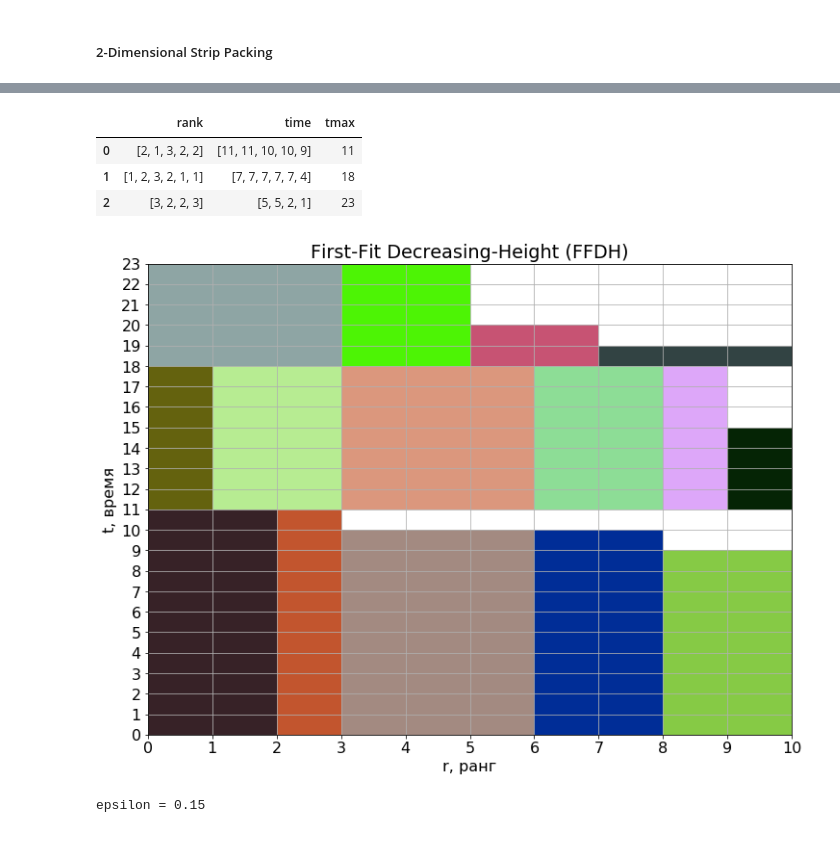
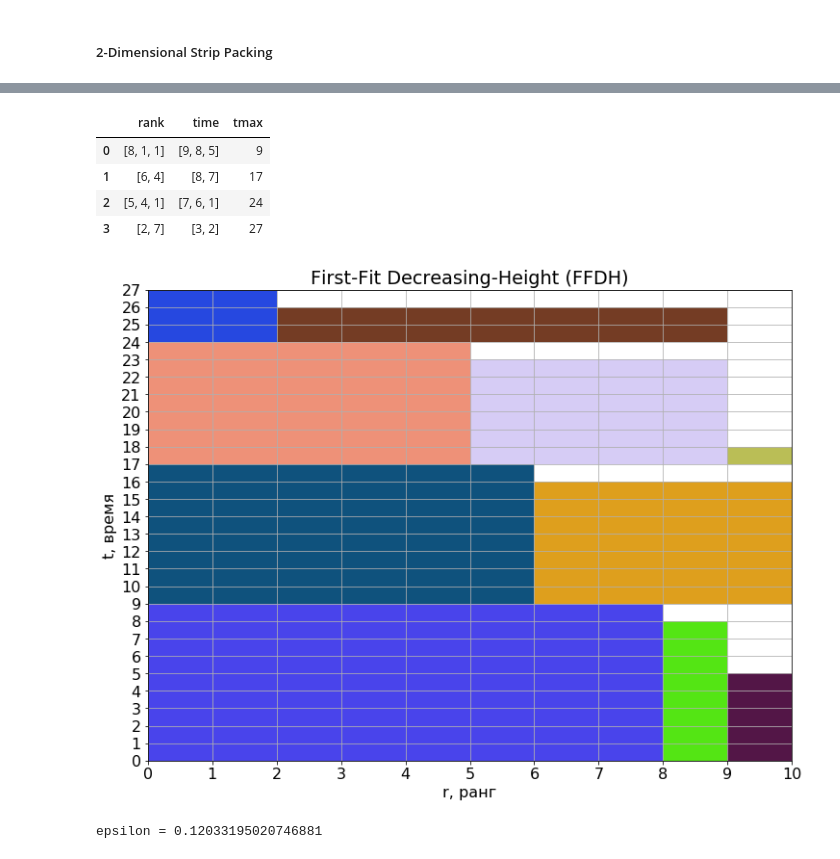
Before and after one commit to Theodore25/dcsft, a Jupyter notebook: lab4/2DSP.ipynb, the cells around one changed output, grey strips where cells are left out. Saved outputs shown, nothing was run; the diff lists cells and outputs as text; code cells hidden in the pictures.

```diff
--- a/lab4/2DSP.ipynb
+++ b/lab4/2DSP.ipynb
@@ -7,11 +7,11 @@ import matplotlib.pyplot as plt
 # %%
 rmax = 10
 tmax = 12
-tasks = 15
+tasks = 10
 
 df = pd.DataFrame({
     'ti': np.random.randint(1, tmax, size=tasks),
-    'ri': np.random.randint(1, 4, size=tasks)
+    'ri': np.random.randint(1, rmax, size=tasks)
 })
 df.T
 # %% [output]
@@ -119,14 +135,15 @@ table = ffdh(df, W=rmax)
 table
 # %% [output]
 |  | rank | time | tmax |
-| 0 | [2, 1, 3, 2, 2] | [11, 11, 10, 10, 9] | 11 |
-| 1 | [1, 2, 3, 2, 1, 1] | [7, 7, 7, 7, 7, 4] | 18 |
-| 2 | [3, 2, 2, 3] | [5, 5, 2, 1] | 23 |
+| 0 | [8, 1, 1] | [9, 8, 5] | 9 |
+| 1 | [6, 4] | [8, 7] | 17 |
+| 2 | [5, 4, 1] | [7, 6, 1] | 24 |
+| 3 | [2, 7] | [3, 2] | 27 |
 # %%
 visualize(table, rmax, 'First-Fit Decreasing-Height (FFDH)')
-sup_t = np.sum(df.ri * df.ti) / rmax
+inf_t = np.sum(df.ri * df.ti) / rmax
 tmax = np.max(table.tmax)
-print('epsilon = {}'.format((tmax - sup_t) / sup_t))
+print('epsilon = {}'.format((tmax - inf_t) / inf_t))
 # %% [output]
-[figure, old version]
+[figure, new version]
-epsilon = 0.15
+epsilon = 0.12033195020746881
```
Also changed, not shown: parts of 6 cells of this notebook, 2 other files.
